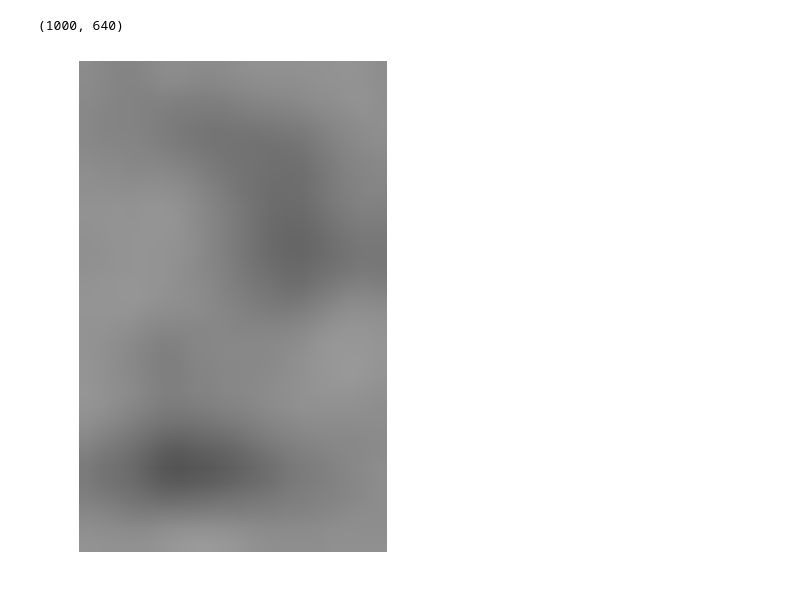
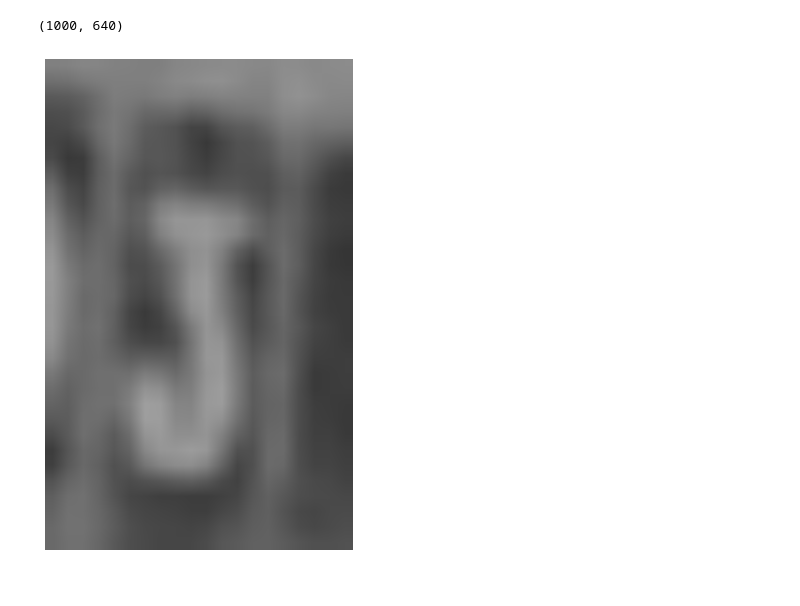
Before and after one commit to bryantbiggs/mcnulty-03, a Jupyter notebook: preprocess.ipynb, the cells around one changed output. Drawn from its saved outputs; the diff is of its cells as text; code cells hidden in the pictures.

```diff
--- a/preprocess.ipynb
+++ b/preprocess.ipynb
@@ -591,11 +598,16 @@ pca = PCA(n_components=n_components, whiten=True).fit(exp)
 train_pca = pca.transform(exp)
 # %%
 from PIL import Image
-reconstruction = pca.inverse_transform(train_pca[4])
+reconstruction = pca.inverse_transform(train_pca[7])
 im = Image.fromarray(reconstruction.reshape(h,w))
 
 plt.imshow(im, cmap='Greys_r')
 plt.axis('off')
 _ = plt.show
+
+plt.imshow(im,'gray')
+plt.axis('off')
+plt.xticks([]),plt.yticks([])
+plt.savefig('imgs/pca_7.png', bbox_inches='tight')
 # %% [output]
-[figure, old version]
+[figure, new version]
```
Also changed, not shown: parts of 1 cell of this notebook, 1 other file.
